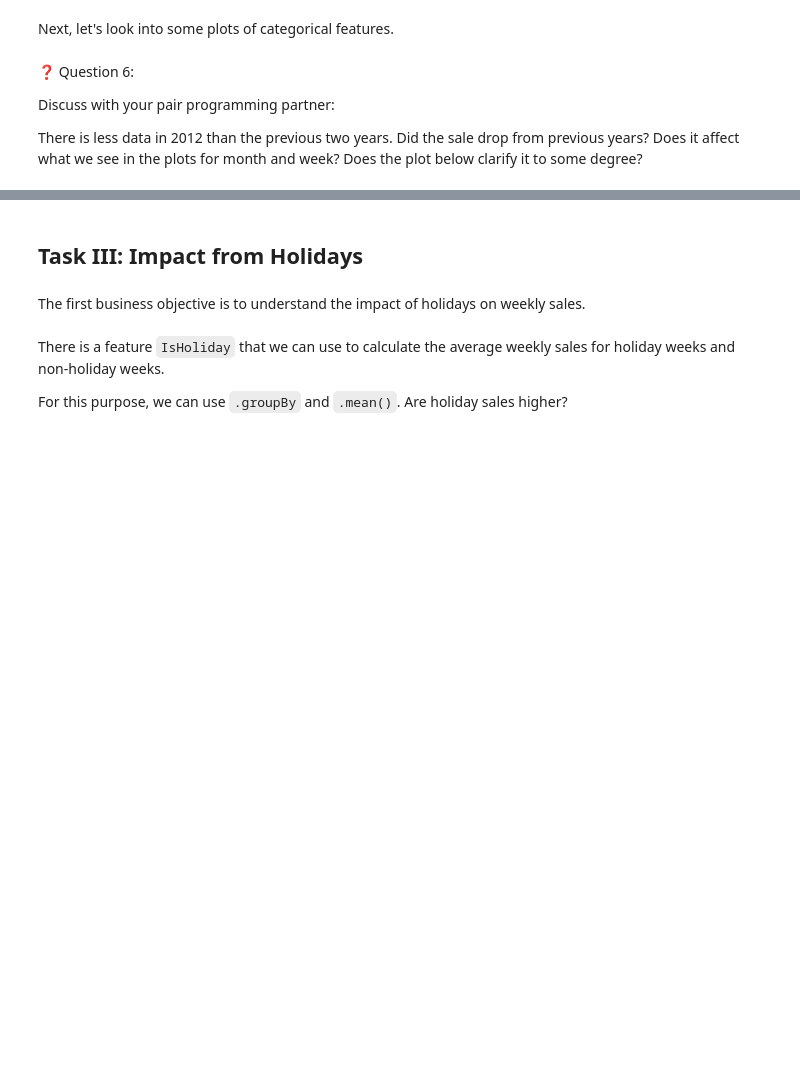
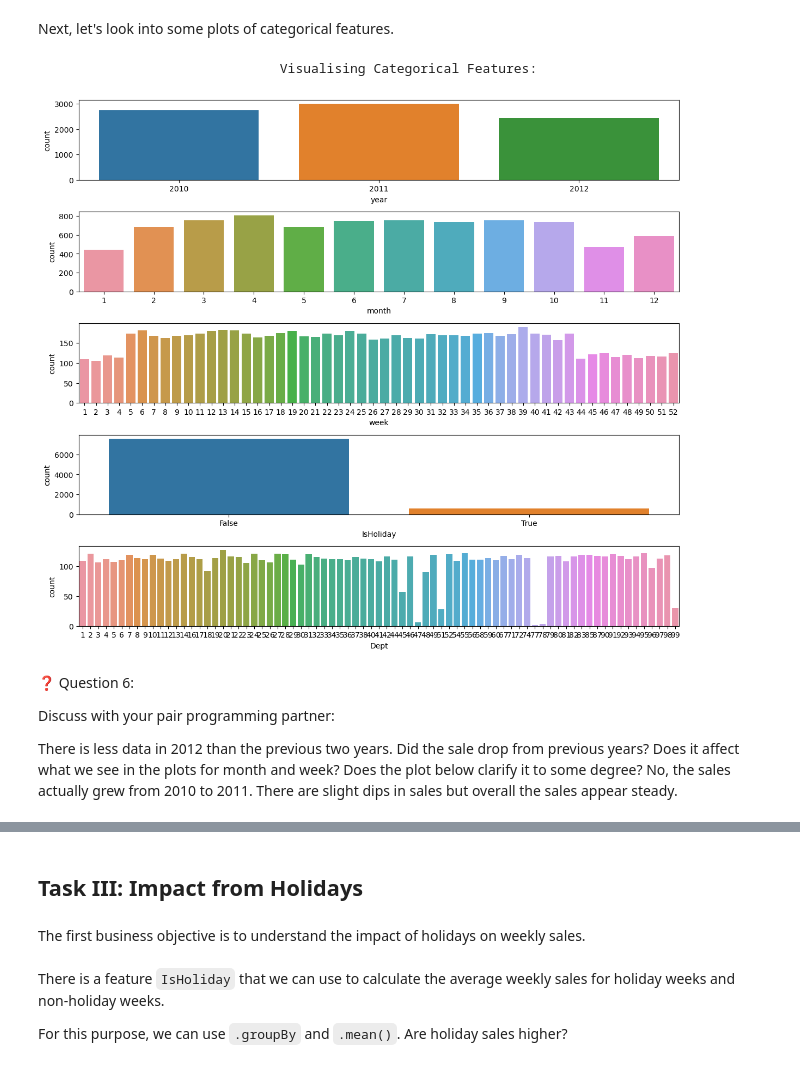
Before and after one commit to StaceyJ/FBML11, a Jupyter notebook: assignments/week-04-data-eng-airflow/nb/walmart-sales-data.ipynb, the cells around one changed output, grey strips where cells are left out. Drawn from its saved outputs; the diff is of its cells as text; code cells hidden in the pictures; blank space fills up the shorter version.

```diff
--- a/assignments/week-04-data-eng-airflow/nb/walmart-sales-data.ipynb
+++ b/assignments/week-04-data-eng-airflow/nb/walmart-sales-data.ipynb
@@ -522,20 +616,24 @@ Next, let's look into some plots of categorical features.
 # %%
 #Visualizing the categorical features
 
 print('\033[1mVisualising Categorical Features:'.center(100))
 
 plt.figure(figsize=(12,12))
 
 for i in range(len(categoricalFeatures)):
     plt.subplot(6,1,i+1)
-    sns.countplot(df_train[categoricalFeatures[i]])
+    sns.countplot(x=df_train[categoricalFeatures[i]])
+    sns.countplot(x=categoricalFeatures[i], data = df_train)
 plt.tight_layout();
+# %% [output]
+                               Visualising Categorical Features:
+[figure, added]
 # %% [markdown]
 ❓ Question 6:
 
 Discuss with your pair programming partner:
 
-There is less data in 2012 than the previous two years. Did the sale drop from previous years? Does it affect what we see in the plots for month and week? Does the plot below clarify it to some degree?
+There is less data in 2012 than the previous two years. Did the sale drop from previous years? Does it affect what we see in the plots for month and week? Does the plot below clarify it to some degree? No, the sales actually grew from 2010 to 2011. There are slight dips in sales but overall the sales appear steady.
 # %%
 plt.figure(figsize=(12, 6))
 sns.lineplot(data=df_train, x="week", y="Weekly_Sales",  style='year');
```
Also changed, not shown: parts of 31 cells of this notebook.
